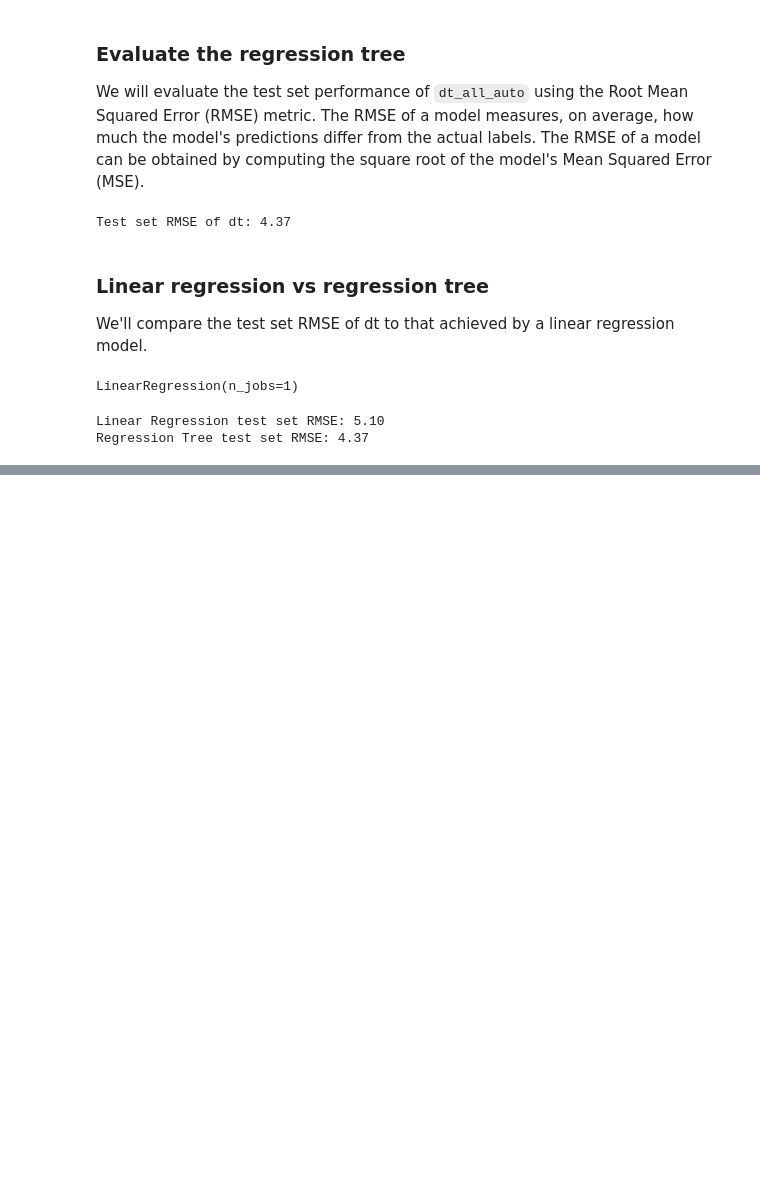
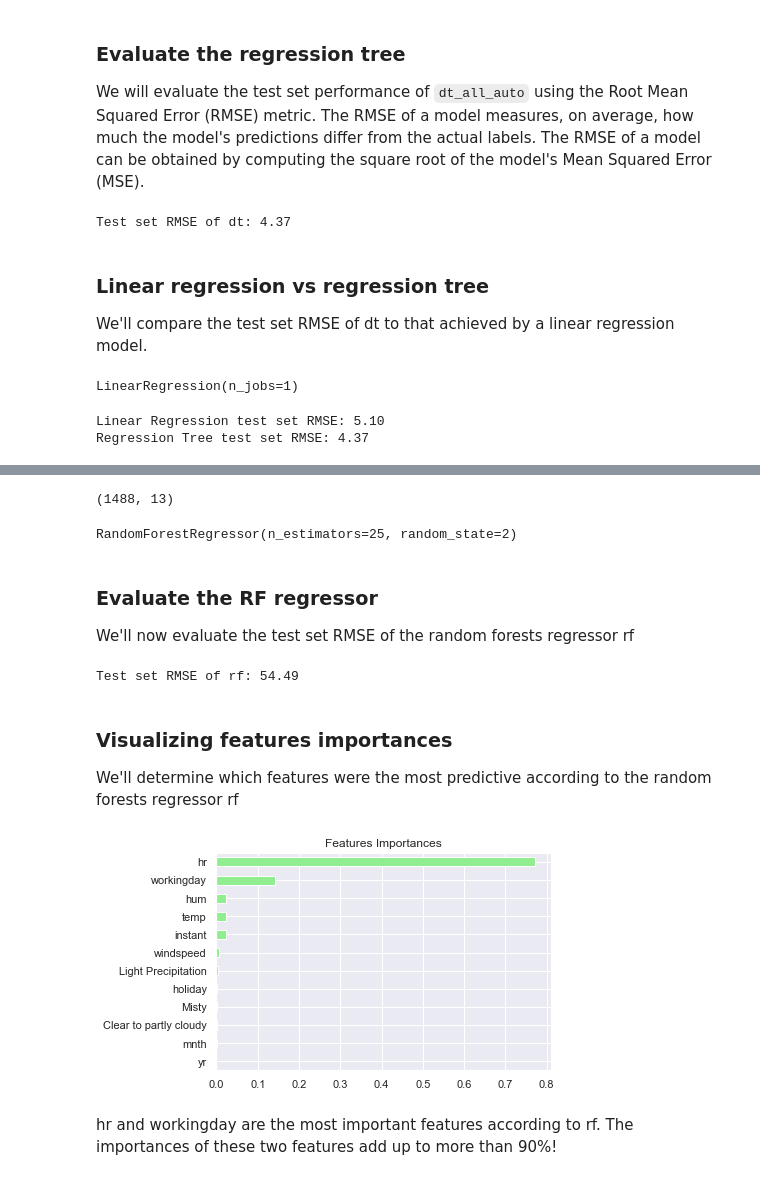
Before and after one commit to SunnyZebarlu/4--Machine-Learning-with-Tree-Based-Models-in-Python, a Jupyter notebook: Machine Learning with Tree-Based Models in Python.ipynb, the cells around one changed output, grey strips where cells are left out. Drawn from its saved outputs; the diff is of its cells as text; code cells hidden in the pictures; blank space fills up the shorter version.

```diff
--- a/Machine Learning with Tree-Based Models in Python.ipynb
+++ b/Machine Learning with Tree-Based Models in Python.ipynb
@@ -428,0 +974,3 @@ Regression Tree test set RMSE: 4.37
+# %%
+bikes = pd.read_csv("datasets/bikes.csv")
+bikes.head()
@@ -428,0 +984,52 @@ Regression Tree test set RMSE: 4.37
+# %%
+bikes.shape
+# %% [output]
+(1488, 13)
+# %%
+X_bikes = bikes.drop("cnt", axis=1)
+y_bikes = bikes.cnt
+# %%
+X_train_b, X_test_b, y_train_b, y_test_b = train_test_split(X_bikes, y_bikes, test_size=.2, random_state=2)
+# Instantiate rf
+rf_b = RandomForestRegressor(n_estimators=25,
+            random_state=2)
+
+# Fit rf to the training set
+rf_b.fit(X_train_b, y_train_b)
+# %% [output]
+RandomForestRegressor(n_estimators=25, random_state=2)
+# %% [markdown]
+### Evaluate the RF regressor
+
+We'll now evaluate the test set RMSE of the random forests regressor rf
+# %%
+# Predict the test set labels
+y_pred_b = rf_b.predict(X_test_b)
+
+# Evaluate the test set RMSE
+rmse_test_b = MSE(y_test_b, y_pred_b)**(1/2)
+
+# Print rmse_test
+print('Test set RMSE of rf: {:.2f}'.format(rmse_test_b))
+# %% [output]
+Test set RMSE of rf: 54.49
+# %% [markdown]
+### Visualizing features importances
+
+We'll determine which features were the most predictive according to the random forests regressor rf
+# %%
+# Create a pd.Series of features importances
+importances_b = pd.Series(data=rf_b.feature_importances_,
+                        index= X_train_b.columns)
+
+# Sort importances
+importances_sorted_b = importances_b.sort_values()
+
+# Draw a horizontal barplot of importances_sorted
+importances_sorted_b.plot(kind='barh', color='lightgreen')
+plt.title('Features Importances')
+plt.show()
+# %% [output]
+[figure, added]
+# %% [markdown]
+hr and workingday are the most important features according to rf. The importances of these two features add up to more than 90%!
```
Also changed, not shown: parts of 71 cells of this notebook, 12 other files.
